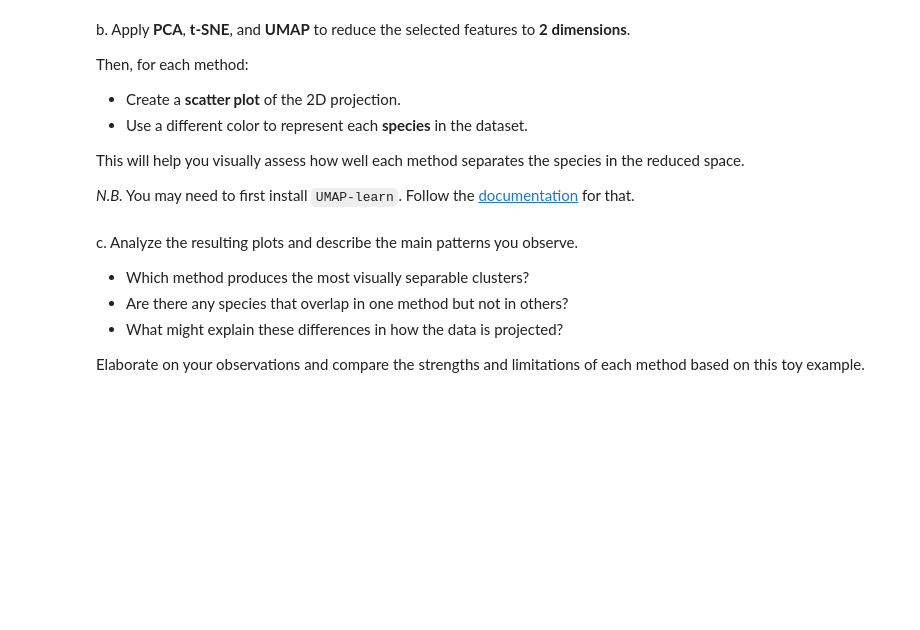
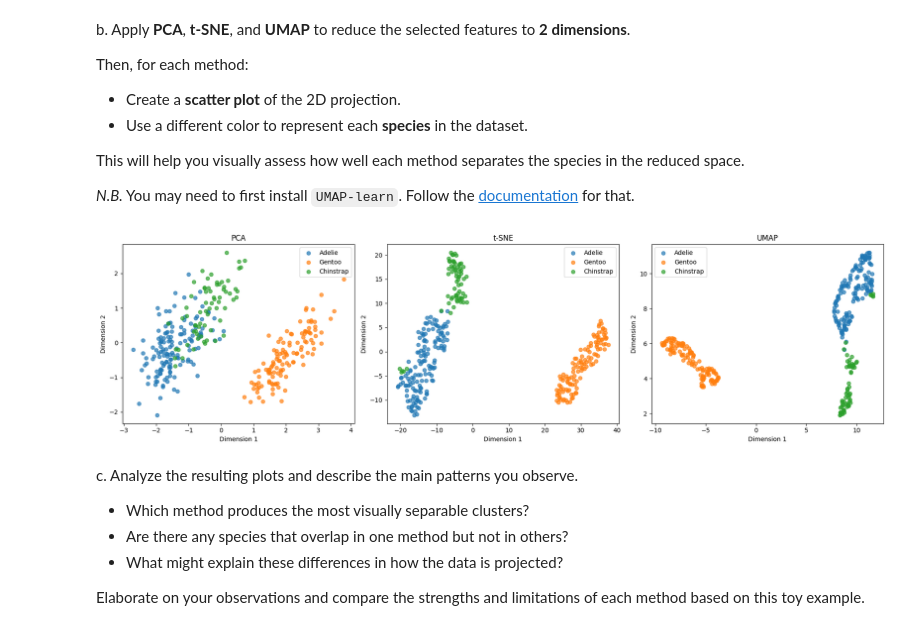
Before and after one commit to laine-goldmacher/ML-Labs, a Jupyter notebook: 03-tsne-and-umap.ipynb, the cells around one changed output. Drawn from its saved outputs; the diff is of its cells as text; code cells hidden in the pictures; blank space fills up the shorter version.

```diff
--- a/03-tsne-and-umap.ipynb
+++ b/03-tsne-and-umap.ipynb
@@ -121,3 +149,17 @@ Then, **standardize** these features so that each has zero mean and unit varianc
+# %%
+penguins = penguins.dropna()
+y = penguins['species']
+
+penguin_data = penguins[
+    [
+        "bill_length_mm",
+        "bill_depth_mm",
+        "flipper_length_mm",
+        "body_mass_g",
+    ]
+].values
+
+scaled_penguin_data = StandardScaler().fit_transform(penguin_data)
 # %% [markdown]
 b. Apply **PCA**, **t-SNE**, and **UMAP** to reduce the selected features to **2 dimensions**.
 
@@ -129,7 +171,43 @@ This will help you visually assess how well each method separates the species in
 
 *N.B.* You may need to first install `UMAP-learn`. Follow the [documentation](https://umap-learn.readthedocs.io/en/latest/index.html) for that.
 # %%
-# YOUR CODE HERE
+# PCA
+pca = PCA(n_components=2)
+pca_data = pca.fit_transform(scaled_penguin_data)
+
+#tSNE
+tsne = TSNE(n_components=2, random_state=42)
+tsne_data = tsne.fit_transform(scaled_penguin_data)
+
+# UMAP
+umap_model = UMAP(n_components=2, random_state=42)
+umap_data = umap_model.fit_transform(scaled_penguin_data)
+
+fig, axes = plt.subplots(1, 3, figsize=(18, 5))
+
+projections = [pca_data, tsne_data, umap_data]
+titles = ['PCA', 't-SNE', 'UMAP']
+
+for ax, projection, title in zip(axes, projections, titles):
+    for species in y.unique():
+        mask = y == species
+
+        ax.scatter(
+            projection[mask, 0],
+            projection[mask, 1],
+            label=species,
+            alpha=0.7
+        )
+
+    ax.set_title(title)
+    ax.set_xlabel('Dimension 1')
+    ax.set_ylabel('Dimension 2')
+    ax.legend()
+
+plt.tight_layout()
+plt.show()
+# %% [output]
+[figure, added]
 # %% [markdown]
 c. Analyze the resulting plots and describe the main patterns you observe.
 
```
Also changed, not shown: parts of 5 cells of this notebook.
